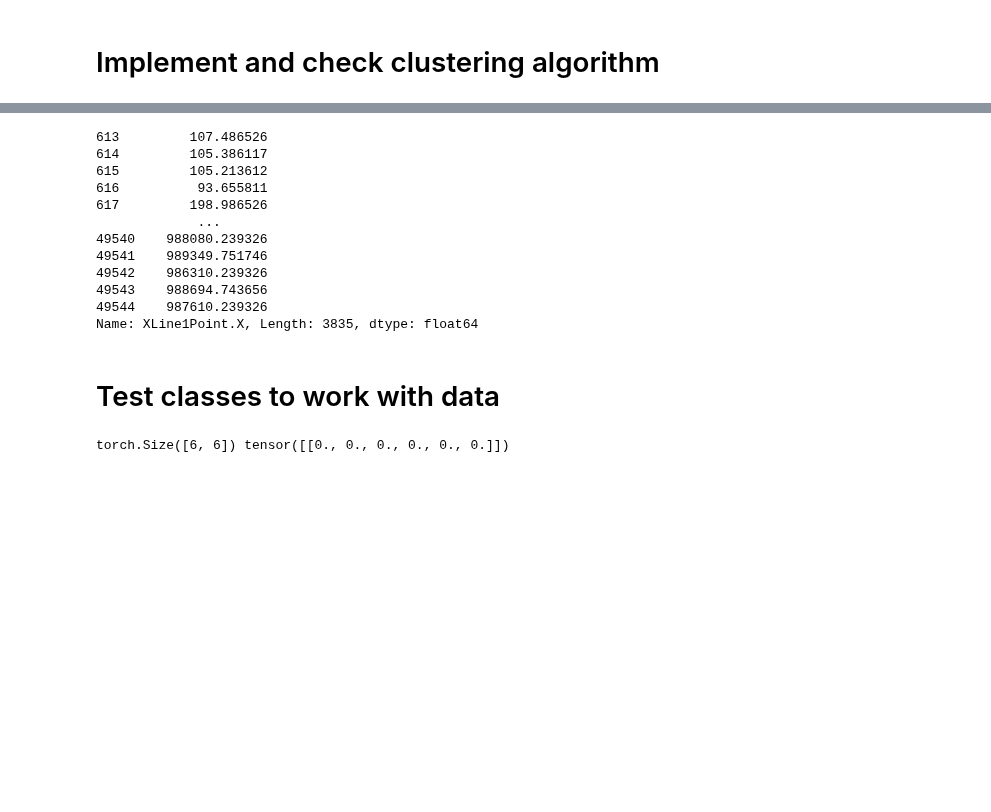
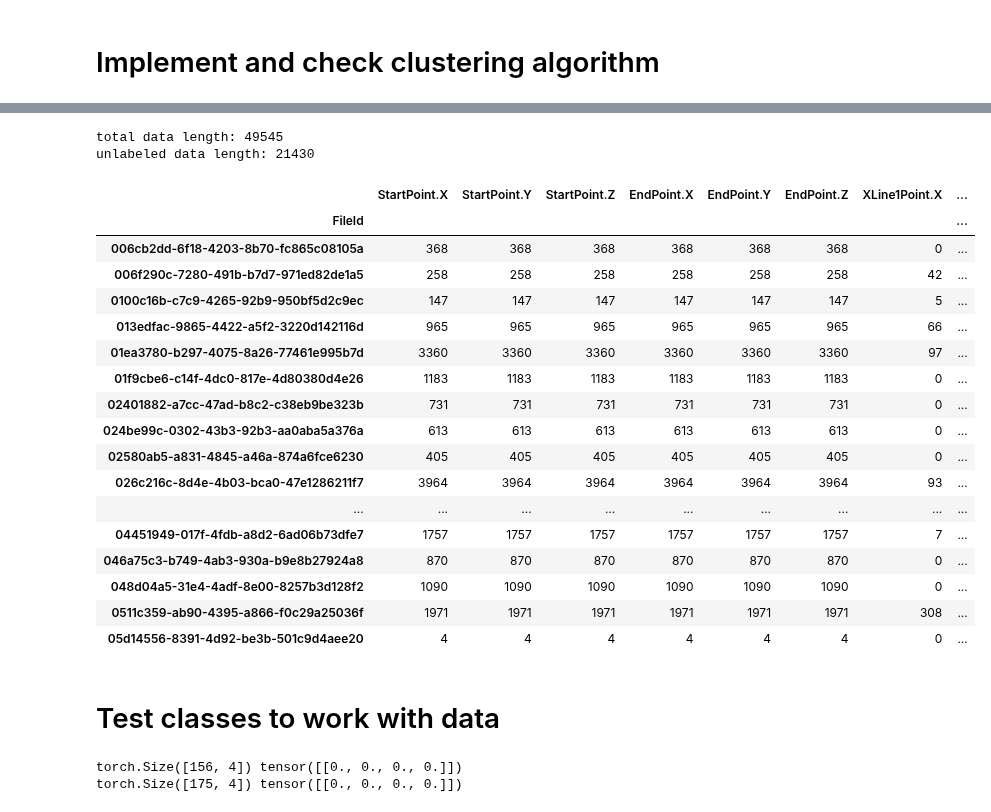
Before and after one commit to mihanick/dwg-crawl, a Jupyter notebook: JupyterNotebooks/6. ClusterDataset.ipynb, the cells around one changed output, grey strips where cells are left out. Drawn from its saved outputs; the diff is of its cells as text; code cells hidden in the pictures; blank space fills up the shorter version.

```diff
--- a/JupyterNotebooks/6. ClusterDataset.ipynb
+++ b/JupyterNotebooks/6. ClusterDataset.ipynb
@@ -213,5 +198,13 @@ df
+# %%
+print("total data length:", len(labeled_data))
+print("unlabeled data length:",len(labeled_data.loc[labeled_data['label'] == -1]))
+# %% [output]
+total data length: 49545
+unlabeled data length: 21430
 # %%
 from processing import expand_columns
+
+df = pd.DataFrame(labeled_data)
 df = expand_columns(df, column_names)
 x_columns = ['StartPoint.X', 'StartPoint.Y', 'StartPoint.Z',
              'EndPoint.X', 'EndPoint.Y', 'EndPoint.Z']
@@ -222,21 +215,27 @@ groupping_columns = [ 'ClassName', 'FileId','label']
 dataset_columns = x_columns + y_columns + groupping_columns
 
 df = df[dataset_columns]
-# %%
-df['XLine1Point.X'].dropna()
-# %% [output]
-613         107.486526
-614         105.386117
-615         105.213612
-616          93.655811
-617         198.986526
-             ...
-49540    988080.239326
-49541    989349.751746
-49542    986310.239326
-49543    988694.743656
-49544    987610.239326
-Name: XLine1Point.X, Length: 3835, dtype: float64
+# %%
+df.drop(df[df["label"] == -1].index).groupby(['FileId']).count()
+# %% [output]
+|  | StartPoint.X | StartPoint.Y | StartPoint.Z | EndPoint.X | EndPoint.Y | EndPoint.Z | XLine1Point.X | ... |
+| FileId |  |  |  |  |  |  |  | ... |
+| 006cb2dd-6f18-4203-8b70-fc865c08105a | 368 | 368 | 368 | 368 | 368 | 368 | 0 | ... |
+| 006f290c-7280-491b-b7d7-971ed82de1a5 | 258 | 258 | 258 | 258 | 258 | 258 | 42 | ... |
+| 0100c16b-c7c9-4265-92b9-950bf5d2c9ec | 147 | 147 | 147 | 147 | 147 | 147 | 5 | ... |
+| 013edfac-9865-4422-a5f2-3220d142116d | 965 | 965 | 965 | 965 | 965 | 965 | 66 | ... |
+| 01ea3780-b297-4075-8a26-77461e995b7d | 3360 | 3360 | 3360 | 3360 | 3360 | 3360 | 97 | ... |
+| 01f9cbe6-c14f-4dc0-817e-4d80380d4e26 | 1183 | 1183 | 1183 | 1183 | 1183 | 1183 | 0 | ... |
+| 02401882-a7cc-47ad-b8c2-c38eb9be323b | 731 | 731 | 731 | 731 | 731 | 731 | 0 | ... |
+| 024be99c-0302-43b3-92b3-aa0aba5a376a | 613 | 613 | 613 | 613 | 613 | 613 | 0 | ... |
+| 02580ab5-a831-4845-a46a-874a6fce6230 | 405 | 405 | 405 | 405 | 405 | 405 | 0 | ... |
+| 026c216c-8d4e-4b03-bca0-47e1286211f7 | 3964 | 3964 | 3964 | 3964 | 3964 | 3964 | 93 | ... |
+| ... | ... | ... | ... | ... | ... | ... | ... | ... |
+| 04451949-017f-4fdb-a8d2-6ad06b73dfe7 | 1757 | 1757 | 1757 | 1757 | 1757 | 1757 | 7 | ... |
+| 046a75c3-b749-4ab3-930a-b9e8b27924a8 | 870 | 870 | 870 | 870 | 870 | 870 | 0 | ... |
+| 048d04a5-31e4-4adf-8e00-8257b3d128f2 | 1090 | 1090 | 1090 | 1090 | 1090 | 1090 | 0 | ... |
+| 0511c359-ab90-4395-a866-f0c29a25036f | 1971 | 1971 | 1971 | 1971 | 1971 | 1971 | 308 | ... |
+| 05d14556-8391-4d92-be3b-501c9d4aee20 | 4 | 4 | 4 | 4 | 4 | 4 | 0 | ... |
 # %%
 df.to_pickle('test_dataset_cluster_labeled.pickle')
 # %% [markdown]
@@ -247,11 +246,11 @@ from dataset import EntityDataset
 # %%
 d = pd.read_pickle('test_dataset_cluster_labeled.pickle')
 
-for x,y in EntityDataset(d):
+for x,y in EntityDataset(d)[:2]:
     print(x.shape,y)
-    break
 # %% [output]
-torch.Size([6, 6]) tensor([[0., 0., 0., 0., 0., 0.]])
+torch.Size([156, 4]) tensor([[0., 0., 0., 0.]])
+torch.Size([175, 4]) tensor([[0., 0., 0., 0.]])
 # %%
 from dataset import DwgDataset
 # %%
```
Also changed, not shown: parts of 11 cells of this notebook, 4 other files.
